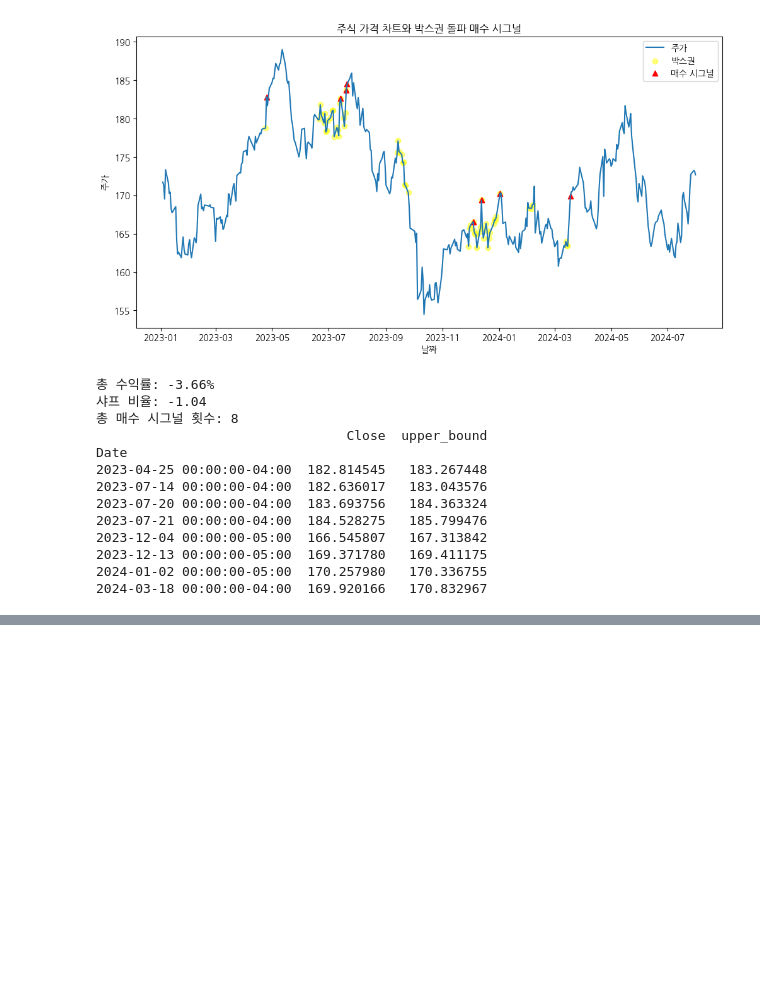
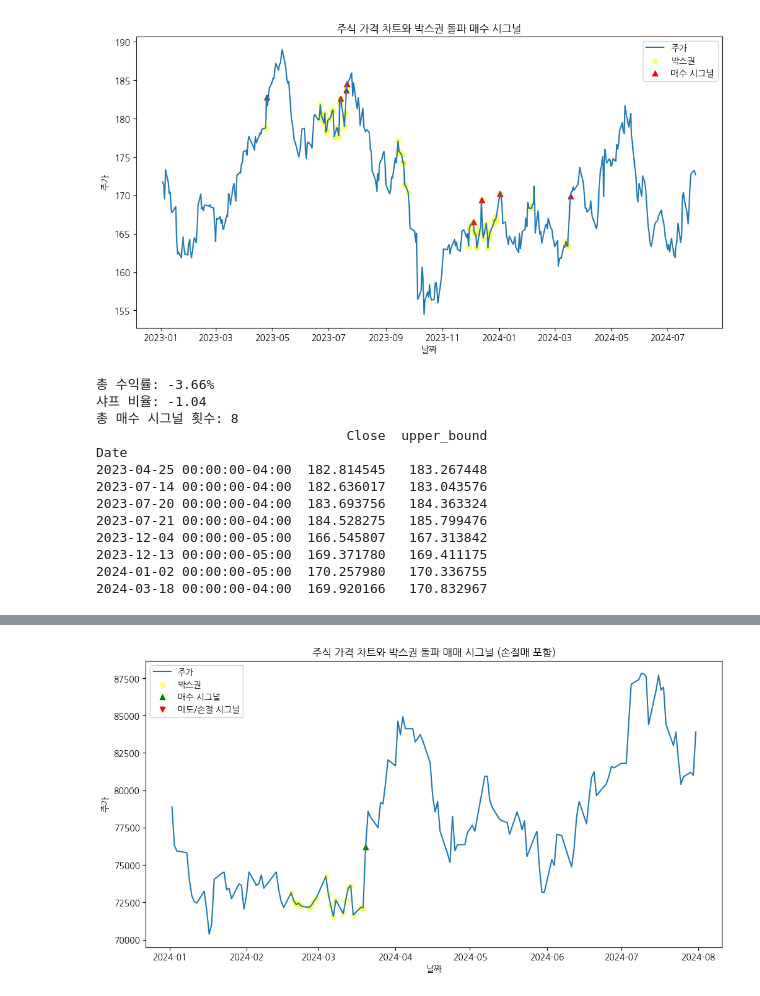
Before and after one commit to deeplog/stock, a Jupyter notebook: notebook/박스권확인.ipynb, the cells around one changed output, grey strips where cells are left out. Cells and saved outputs as stored; diff of their text form; code cells hidden in the pictures; blank space fills up the shorter version.

```diff
--- a/notebook/박스권확인.ipynb
+++ b/notebook/박스권확인.ipynb
@@ -129,0 +226,97 @@ Date
+# %%
+import yfinance as yf
+import pandas as pd
+import numpy as np
+import matplotlib.pyplot as plt
+
+def get_stock_data(ticker, start_date, end_date):
+    stock = yf.Ticker(ticker)
+    df = stock.history(start=start_date, end=end_date)
+    return df
+
+def identify_boxed_range(df, window=20, threshold=0.05):
+    df['rolling_high'] = df['High'].rolling(window=window).max()
+    df['rolling_low'] = df['Low'].rolling(window=window).min()
+    df['range'] = (df['rolling_high'] - df['rolling_low']) / df['rolling_low']
+    df['is_boxed'] = df['range'] < threshold
+    return df
+
+def find_breakout_signals(df, window=20):
+    df['upper_bound'] = df['High'].rolling(window=window).max()
+    df['lower_bound'] = df['Low'].rolling(window=window).min()
+    df['buy_signal'] = (df['Close'] > df['upper_bound'].shift(1)) & (df['is_boxed'].shift(1))
+    df['sell_signal'] = (df['Close'] < df['lower_bound'].shift(1)) & (df['is_boxed'].shift(1))
+    return df
+
+def apply_stop_loss(df, stop_loss_pct=-0.05):
+    df['position'] = 0
+    df['entry_price'] = np.nan
+    current_position = 0
+    entry_price = 0
+
+    for i in range(1, len(df)):
+        if df.iloc[i]['buy_signal'] and current_position == 0:
+            current_position = 1
+            entry_price = df.iloc[i]['Close']
+        elif df.iloc[i]['sell_signal'] and current_position == 1:
+            current_position = 0
+
+        # 손절매 조건 확인
+        if current_position == 1:
+            returns = (df.iloc[i]['Close'] - entry_price) / entry_price
+            if returns <= stop_loss_pct:
+                current_position = 0
+                df.iloc[i, df.columns.get_loc('sell_signal')] = True  # 손절매 시그널 추가
+
+        df.iloc[i, df.columns.get_loc('position')] = current_position
+        df.iloc[i, df.columns.get_loc('entry_price')] = entry_price
+
+    return df
+
+def plot_stock_with_signals(df):
+    plt.figure(figsize=(12, 6))
+    plt.plot(df.index, df['Close'], label='주가')
+    plt.scatter(df[df['is_boxed']].index, df[df['is_boxed']]['Close'], color='yellow', label='박스권', alpha=0.5)
+    plt.scatter(df[df['buy_signal']].index, df[df['buy_signal']]['Close'], color='green', label='매수 시그널', marker='^')
+    plt.scatter(df[df['sell_signal']].index, df[df['sell_signal']]['Close'], color='red', label='매도/손절 시그널', marker='v')
+    plt.title('주식 가격 차트와 박스권 돌파 매매 시그널 (손절매 포함)')
+    plt.xlabel('날짜')
+    plt.ylabel('주가')
+    plt.legend()
+    plt.show()
+
+def backtest_strategy(df):
+    df['returns'] = df['Close'].pct_change()
+    df['strategy_returns'] = df['position'].shift(1) * df['returns']
+
+    total_return = (1 + df['strategy_returns']).prod() - 1
+    sharpe_ratio = df['strategy_returns'].mean() / df['strategy_returns'].std() * np.sqrt(252)
+    max_drawdown = (df['strategy_returns'].cumsum() - df['strategy_returns'].cumsum().cummax()).min()
+
+    print(f"총 수익률: {total_return:.2%}")
+    print(f"샤프 비율: {sharpe_ratio:.2f}")
+    print(f"최대 낙폭: {max_drawdown:.2%}")
+
+# 메인 실행 코드
+if __name__ == "__main__":
+    ticker = "005930.KS"  # 삼성전자 주식 코드
+    start_date = "2024-01-01"
+    end_date = "2024-08-01"
+
+    df = get_stock_data(ticker, start_date, end_date)
+    df = identify_boxed_range(df)
+    df = find_breakout_signals(df)
+    df = apply_stop_loss(df, stop_loss_pct=-0.05)
+
+    plot_stock_with_signals(df)
+    backtest_strategy(df)
+
+    print(f"총 매수 시그널 횟수: {df['buy_signal'].sum()}")
+    print(f"총 매도/손절 시그널 횟수: {df['sell_signal'].sum()}")
+
+    # 손절매 발생 횟수 계산
+    stop_loss_count = ((df['sell_signal'] & (df['Close'] < df['entry_price'])) &
+                       ((df['Close'] - df['entry_price']) / df['entry_price'] <= -0.05)).sum()
+    print(f"손절매 발생 횟수: {stop_loss_count}")
+# %% [output]
+[figure, added]
```
Also changed, not shown: parts of 3 cells of this notebook, 2 other files.
